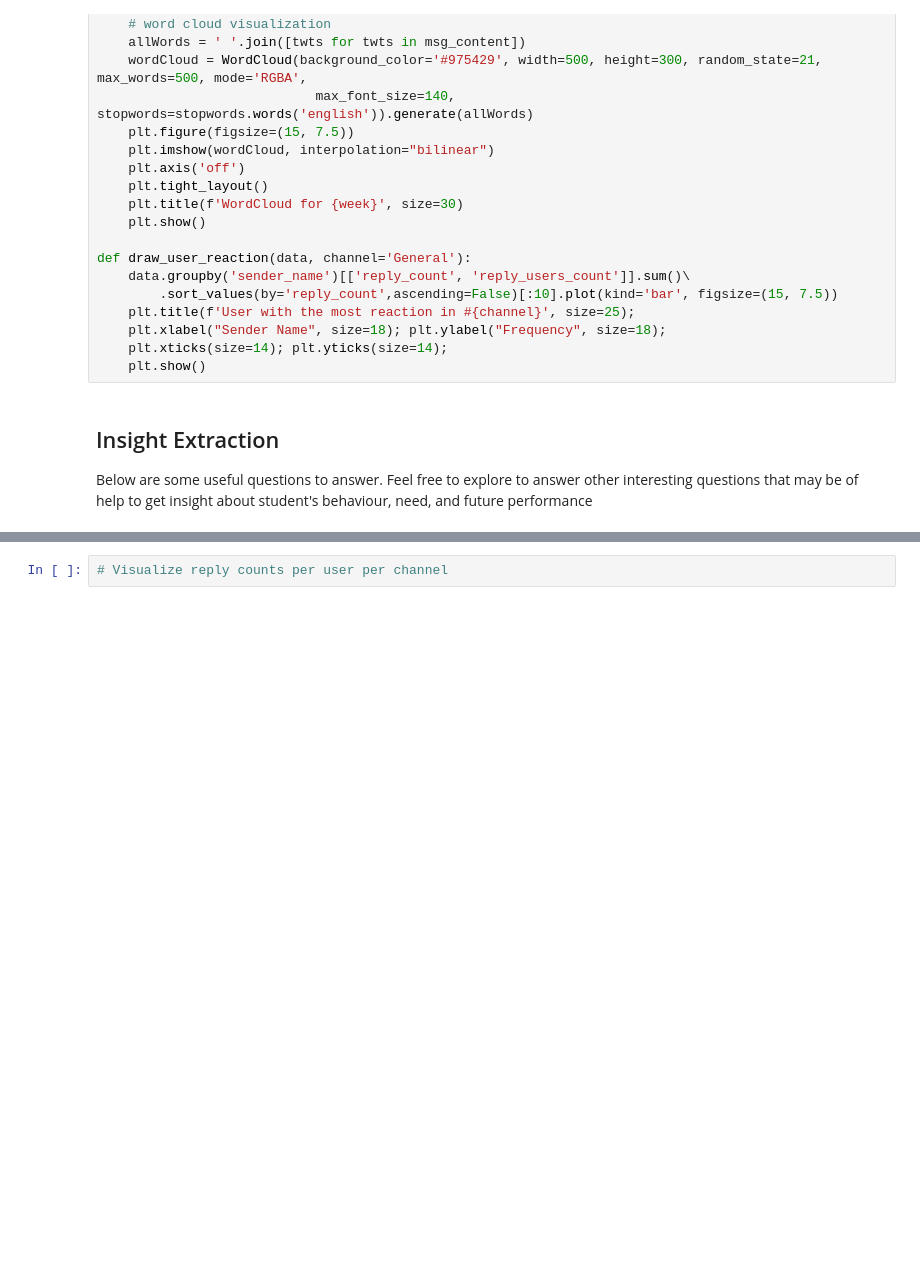
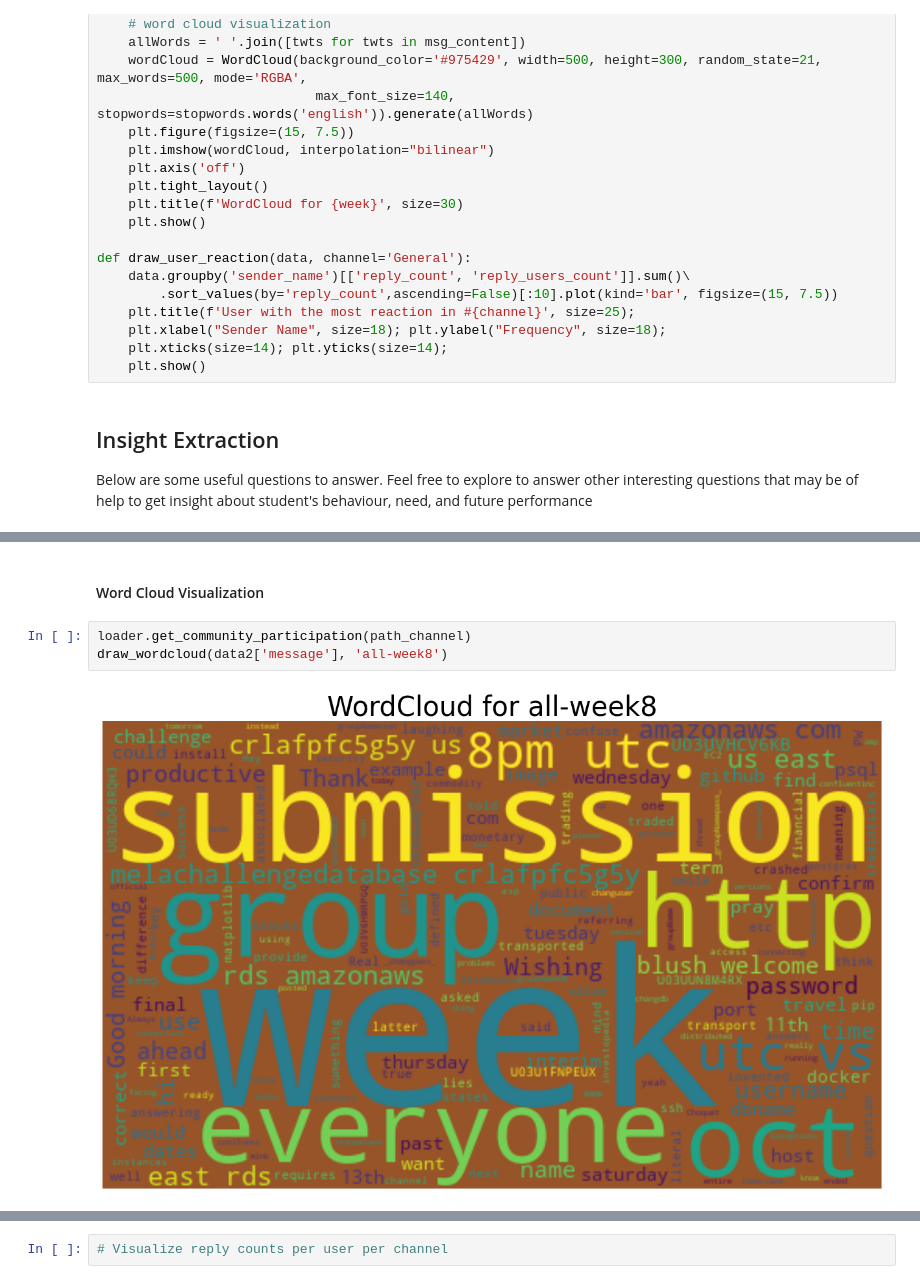
Before and after one commit to Roseco-crs/week0_starter_network_analysis, a Jupyter notebook: notebooks/parse_slack_data.ipynb, the cells around one changed output, grey strips where cells are left out. Saved outputs shown, nothing was run; the diff lists cells and outputs as text; blank space fills up the shorter version.

```diff
--- a/notebooks/parse_slack_data.ipynb
+++ b/notebooks/parse_slack_data.ipynb
@@ -159,2 +199,9 @@ c:\Users\Co2fi-crs\Documents\crs\Git\10Academy\week0_starter_network_analysis\da
+# %% [markdown]
+#### Word Cloud Visualization
+# %%
+loader.get_community_participation(path_channel)
+draw_wordcloud(data2['message'], 'all-week8')
+# %% [output]
+[figure, added]
 # %%
 # which user has the highest number of reply counts?
```
Also changed, not shown: parts of 11 cells of this notebook, 2 other files.
